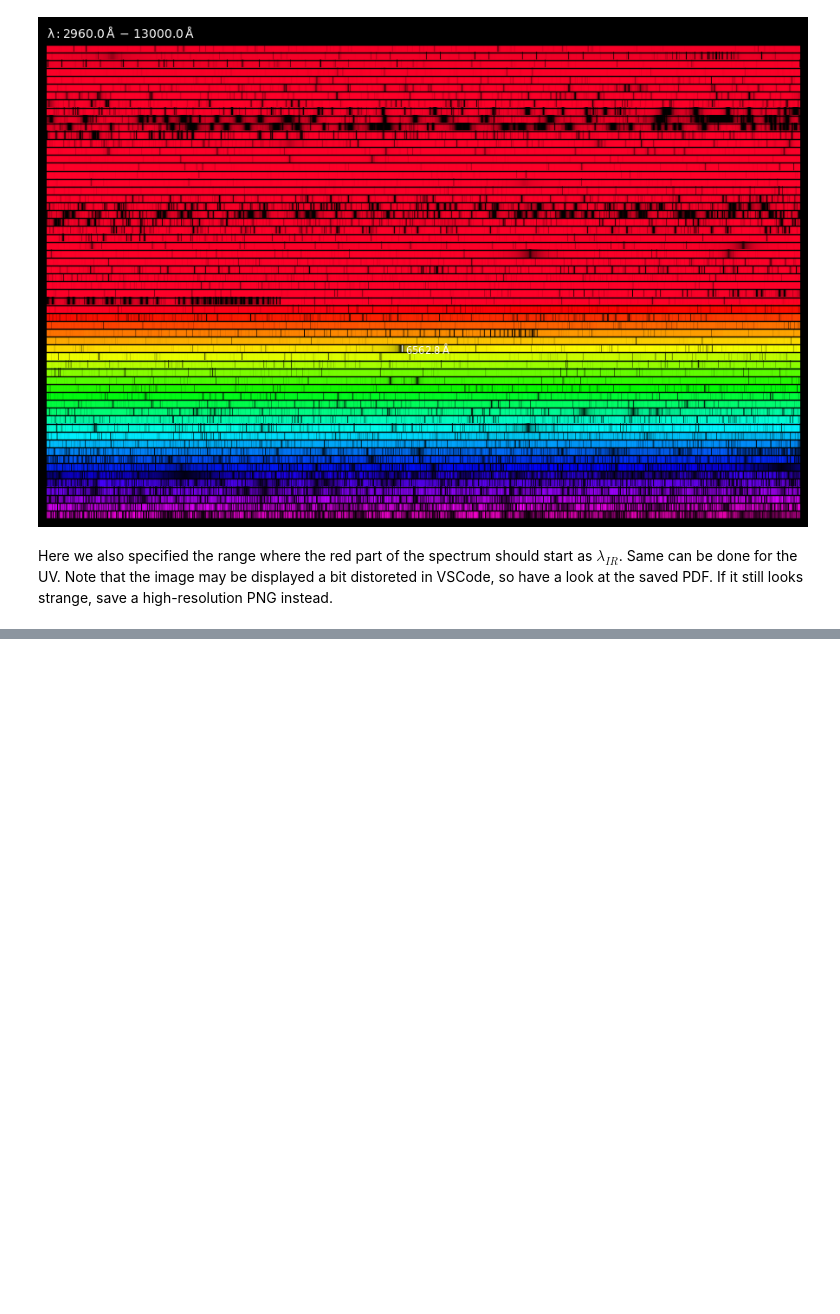
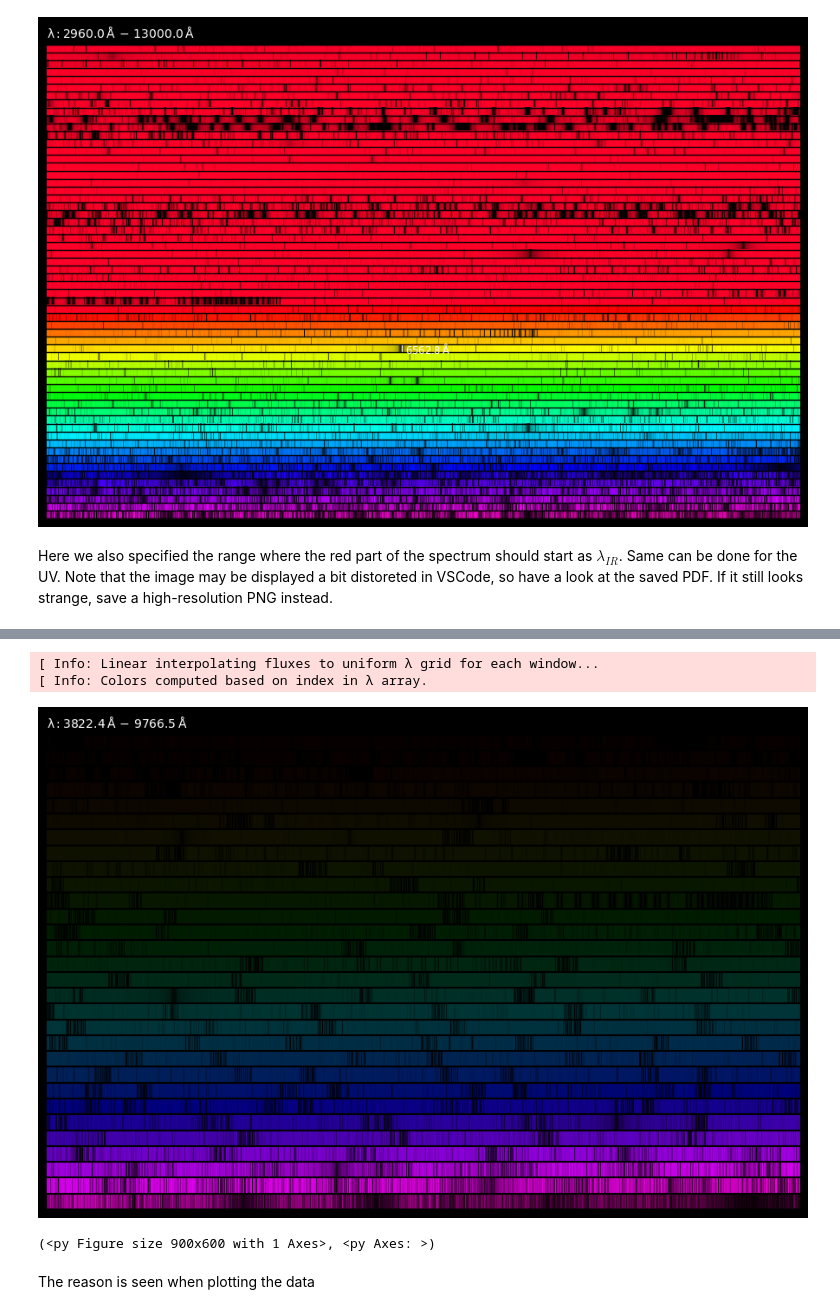
Before and after one commit to pe1995/SpectrumImage.jl, a Jupyter notebook: examples/notebooks/example_spectrum_image.ipynb, the cells around one changed output, grey strips where cells are left out. Drawn from its saved outputs; the diff is of its cells as text; code cells hidden in the pictures; blank space fills up the shorter version.

```diff
--- a/examples/notebooks/example_spectrum_image.ipynb
+++ b/examples/notebooks/example_spectrum_image.ipynb
@@ -112,0 +115,13 @@ Note that the image may be displayed a bit distoreted in VSCode, so have a look
+# %%
+data_norm = read_spectrum("hd61421.txt", skipstart=2);
+# %%
+x = data_norm[:, 1]
+y = data_norm[:, 2]
+f, ax = spectrum(x, y)
+# %% [output]
+[ Info: Linear interpolating fluxes to uniform λ grid for each window...
+[ Info: Colors computed based on index in λ array.
+[figure, added]
+(<py Figure size 900x600 with 1 Axes>, <py Axes: >)
+# %% [markdown]
+The reason is seen when plotting the data
```
Also changed, not shown: parts of 9 cells of this notebook.
